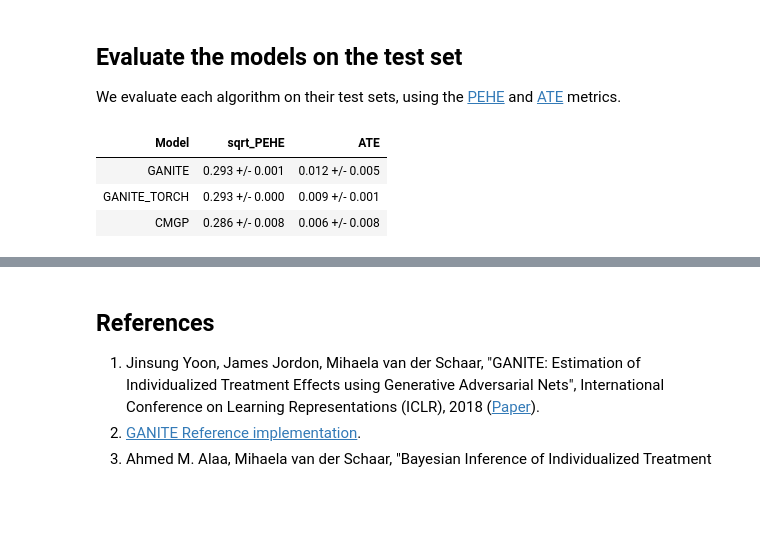
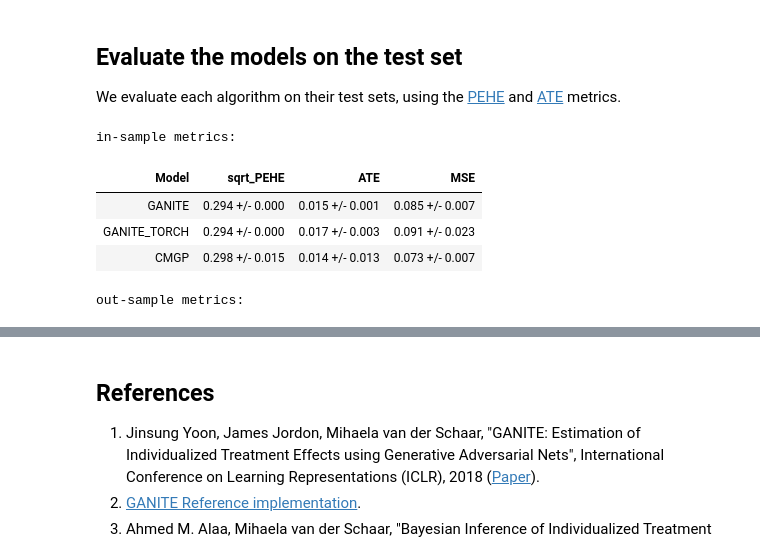
Before and after one commit to bcebere/ite-api, a Jupyter notebook: notebooks/unified_api_train_evaluation.ipynb, the cells around one changed output, grey strips where cells are left out. Cells and saved outputs as stored; diff of their text form; code cells hidden in the pictures; blank space fills up the shorter version.

```diff
--- a/notebooks/unified_api_train_evaluation.ipynb
+++ b/notebooks/unified_api_train_evaluation.ipynb
@@ -183,39 +189,51 @@ out-sample metrics:
 
 We evaluate each algorithm on their test sets, using the [PEHE](https://github.com/bcebere/ite-api/blob/main/src/ite/utils/numpy.py#L19) and [ATE](https://github.com/bcebere/ite-api/blob/main/src/ite/utils/numpy.py#L58) metrics.
 # %%
-test_results = [
-    [
-        "GANITE",
-        "{:0.3f} +/- {:0.3f}".format(
-            *ganite_tf_metrics.mean_confidence_interval("sqrt_PEHE", "ITE Block out-sample metrics")
-        ),
-        "{:0.3f} +/- {:0.3f}".format(
-            *ganite_tf_metrics.mean_confidence_interval("ATE", "ITE Block out-sample metrics")
-        ),
-    ],
-    [
-        "GANITE_TORCH",
-        "{:0.3f} +/- {:0.3f}".format(
-            *ganite_torch_metrics.mean_confidence_interval("sqrt_PEHE", "ITE Block out-sample metrics")
-        ),
-        "{:0.3f} +/- {:0.3f}".format(
-            *ganite_torch_metrics.mean_confidence_interval("ATE", "ITE Block out-sample metrics")
-        ),
-    ],
-    [
-        "CMGP",
-        "{:0.3f} +/- {:0.3f}".format(
-            *cmgp_metrics.mean_confidence_interval("sqrt_PEHE", "out-sample metrics")
-        ),
-        "{:0.3f} +/- {:0.3f}".format(*cmgp_metrics.mean_confidence_interval("ATE", "out-sample metrics")),
-    ],
-]
+for scenario in ["in-sample", "out-sample"]:
+    print(f"{scenario} metrics:")
 
-display(
-    HTML(tabulate.tabulate(test_results, headers=["Model", "sqrt_PEHE", "ATE"], tablefmt="html"))
-)
+    results = [
+        [
+            "GANITE",
+            "{:0.3f} +/- {:0.3f}".format(
+                *ganite_tf_metrics.mean_confidence_interval("sqrt_PEHE", f"ITE Block {scenario} metrics")
+            ),
+            "{:0.3f} +/- {:0.3f}".format(
+                *ganite_tf_metrics.mean_confidence_interval("ATE", f"ITE Block {scenario} metrics")
+            ),
+            "{:0.3f} +/- {:0.3f}".format(
+                *ganite_tf_metrics.mean_confidence_interval("MSE", f"ITE Block {scenario} metrics")
+            ),
+        ],
+        [
+            "GANITE_TORCH",
+            "{:0.3f} +/- {:0.3f}".format(
+                *ganite_torch_metrics.mean_confidence_interval("sqrt_PEHE", f"ITE Block {scenario} metrics")
+            ),
+            "{:0.3f} +/- {:0.3f}".format(
+                *ganite_torch_metrics.mean_confidence_interval("ATE", f"ITE Block {scenario} metrics")
+            ),
+            "{:0.3f} +/- {:0.3f}".format(
+                *ganite_torch_metrics.mean_confidence_interval("MSE", f"ITE Block {scenario} metrics")
+            ),
+        ],
+        [
+            "CMGP",
+            "{:0.3f} +/- {:0.3f}".format(
+                *cmgp_metrics.mean_confidence_interval("sqrt_PEHE", f"{scenario} metrics")
+            ),
+            "{:0.3f} +/- {:0.3f}".format(*cmgp_metrics.mean_confidence_interval("ATE", f"{scenario} metrics")),
+            "{:0.3f} +/- {:0.3f}".format(*cmgp_metrics.mean_confidence_interval("MSE", f"{scenario} metrics")),
+        ],
+    ]
+
+    display(
+        HTML(tabulate.tabulate(results, headers=["Model", "sqrt_PEHE", "ATE", "MSE"], tablefmt="html"))
+    )
 # %% [output]
+in-sample metrics:
-| Model | sqrt_PEHE | ATE |
-| GANITE | 0.293 +/- 0.001 | 0.012 +/- 0.005 |
-| GANITE_TORCH | 0.293 +/- 0.000 | 0.009 +/- 0.001 |
-| CMGP | 0.286 +/- 0.008 | 0.006 +/- 0.008 |
+| Model | sqrt_PEHE | ATE | MSE |
+| GANITE | 0.294 +/- 0.000 | 0.015 +/- 0.001 | 0.085 +/- 0.007 |
+| GANITE_TORCH | 0.294 +/- 0.000 | 0.017 +/- 0.003 | 0.091 +/- 0.023 |
+| CMGP | 0.298 +/- 0.015 | 0.014 +/- 0.013 | 0.073 +/- 0.007 |
+out-sample metrics:
```
Also changed, not shown: parts of 4 cells of this notebook, 10 other files.
